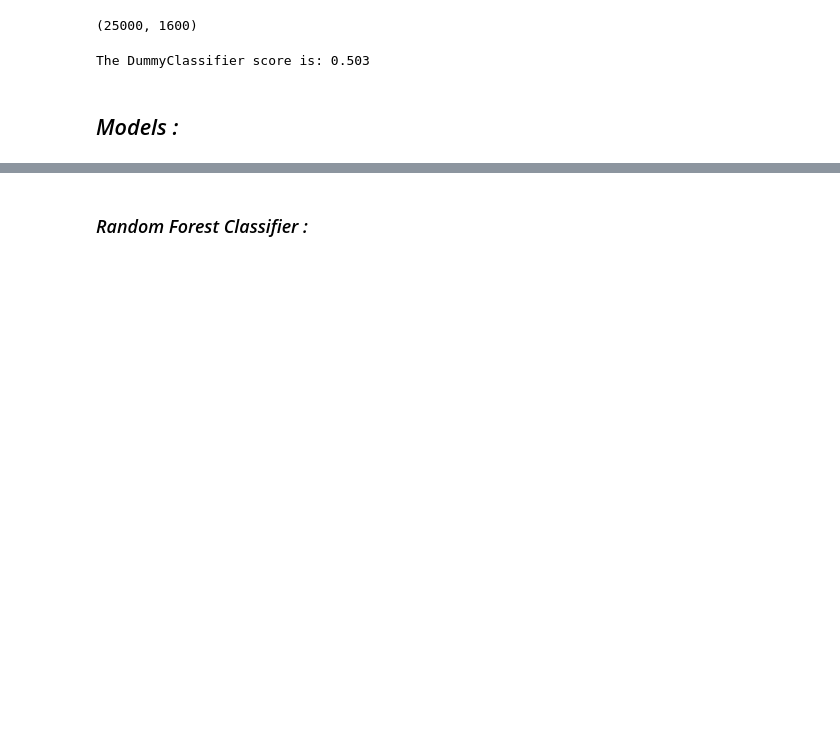
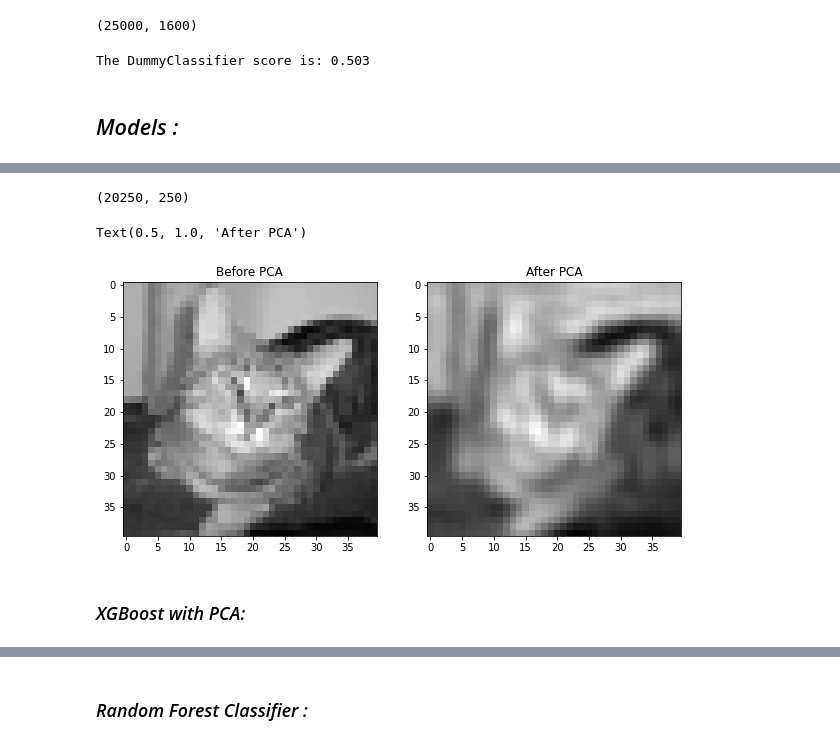
Before and after one commit to NoaAmichai/Cats-Vs-Dogs, a Jupyter notebook: Cats_Vs_Dogs .ipynb, the cells around one changed output, grey strips where cells are left out. Cells and saved outputs as stored; diff of their text form; code cells hidden in the pictures; blank space fills up the shorter version.

```diff
--- a/Cats_Vs_Dogs .ipynb
+++ b/Cats_Vs_Dogs .ipynb
@@ -127,2 +103,0 @@ plt.plot(num_fetures, scores)
-# %%
-X_train = SelectKBest(chi2, k=1250).fit_transform(X_train, y_train)
@@ -142,0 +118,20 @@ X_val.shape
+# %%
+X_reduced_train.shape
+# %% [output]
+(20250, 250)
+# %%
+fig = plt.figure(figsize=(10, 7))
+X_recovered = pca.inverse_transform(X_reduced_train)
+
+fig.add_subplot(1, 2, 1)
+plt.imshow(X_train[2,:].reshape(40,40), cmap=plt.get_cmap('gray'))
+plt.title("Before PCA")
+
+fig.add_subplot(1, 2, 2)
+plt.imshow(X_recovered[2,:].reshape(40,40), cmap=plt.get_cmap('gray'))
+plt.title("After PCA")
+# %% [output]
+Text(0.5, 1.0, 'After PCA')
+[figure, new version]
+# %% [markdown]
+### *XGBoost with PCA:*
```
Also changed, not shown: parts of 45 cells of this notebook.
